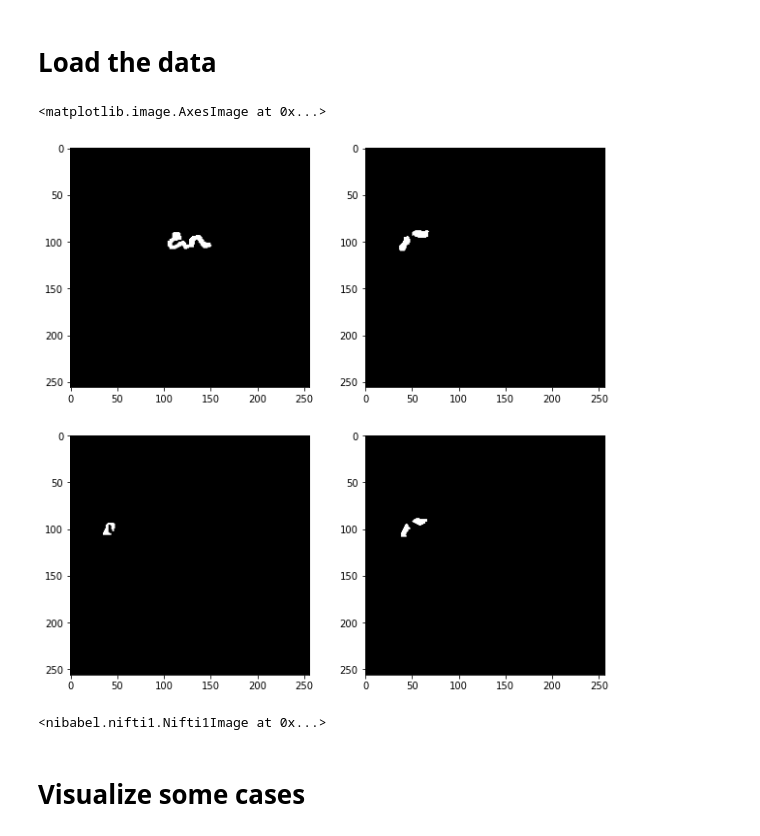
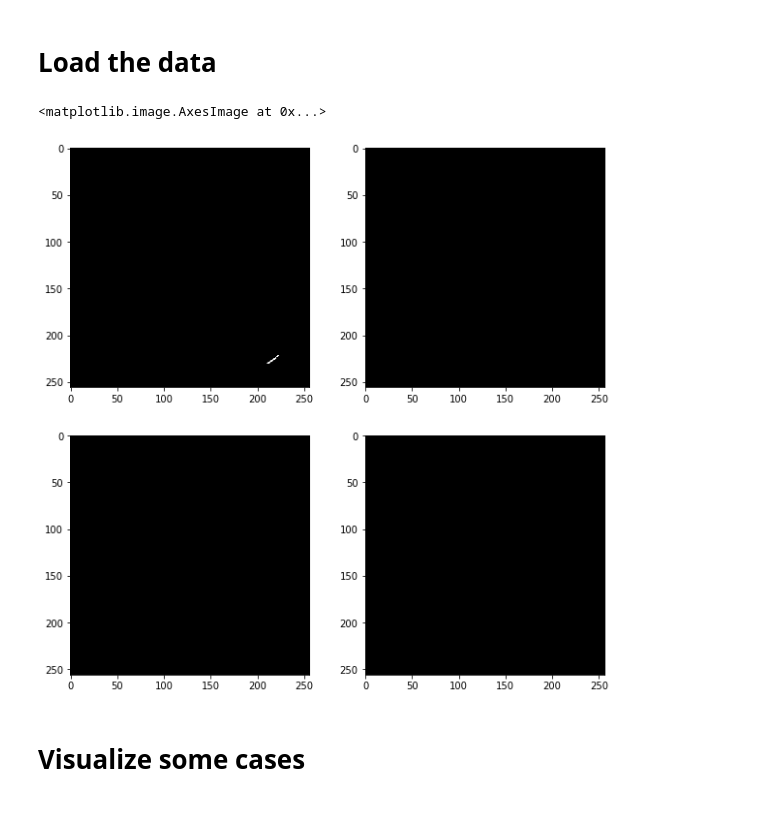
Before and after one commit to Sangohe/ais-foscal, a Jupyter notebook: 01-overlapping-between-modalities.ipynb, the cells around one changed output. Saved outputs shown, nothing was run; the diff lists cells and outputs as text; code cells hidden in the pictures.

```diff
--- a/01-overlapping-between-modalities.ipynb
+++ b/01-overlapping-between-modalities.ipynb
@@ -12,31 +13,29 @@ from metrics import compute_segmentation_metrics
 # Load the data
 # %%
 patients = []
+patients_label = []
 dset_dir = "/data/Datasets/stroke/ISBI_FOSCAL/"
 patient_dirs = glob(os.path.join(dset_dir, "*"))
 for patient_dir in patient_dirs:
     patient = FOSCALPatient(patient_dir)
     patients.append(patient)
+    patients_label.append(patient_dir.split('/')[5][:])
 # %%
 modalities = ["ADC", "DWI"]
-masks_daniel = patient.get_mask(modalities=modalities, radiologist="Daniel")
-masks_andres = patient.get_mask(modalities=modalities, radiologist="Andres")
+masks_daniel = patients[1].get_mask(modalities=modalities, radiologist="Daniel")
+masks_andres = patients[1].get_mask(modalities=modalities, radiologist="Andres")
 # %%
 idxs_with_annotations = get_idxs_of_annotated_slices(masks_daniel["ADC"])
 masks_daniel["ADC"] = masks_daniel["ADC"][..., idxs_with_annotations]
 # %%
 fig, axs = plt.subplots(2, 2, figsize=(10, 10))
-axs[0, 0].imshow(masks_daniel["ADC"][..., 12], cmap="gray")
-axs[0, 1].imshow(masks_daniel["DWI"][..., 12], cmap="gray")
-axs[1, 0].imshow(masks_andres["ADC"][..., 12], cmap="gray")
-axs[1, 1].imshow(masks_andres["DWI"][..., 12], cmap="gray")
+axs[0, 0].imshow(masks_daniel["ADC"][..., 0], cmap="gray")
+axs[0, 1].imshow(masks_daniel["DWI"][..., 0], cmap="gray")
+axs[1, 0].imshow(masks_andres["ADC"][..., 0], cmap="gray")
+axs[1, 1].imshow(masks_andres["DWI"][..., 0], cmap="gray")
 # %% [output]
 <matplotlib.image.AxesImage at 0x...>
-[figure, old version]
+[figure, new version]
-# %%
-patient.adc_daniel_mask
-# %% [output]
-<nibabel.nifti1.Nifti1Image at 0x...>
 # %% [markdown]
 # Visualize some cases
 # %%
```
Also changed, not shown: parts of 4 cells of this notebook.
